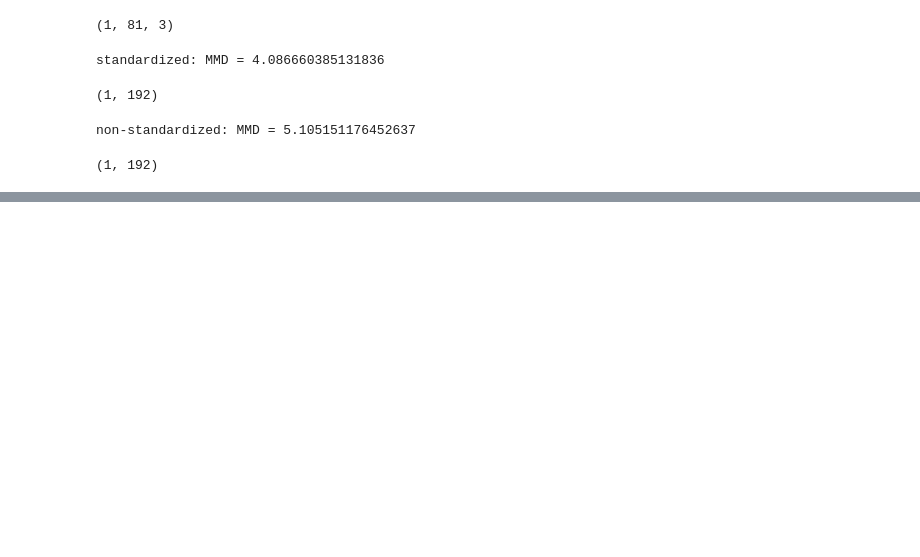
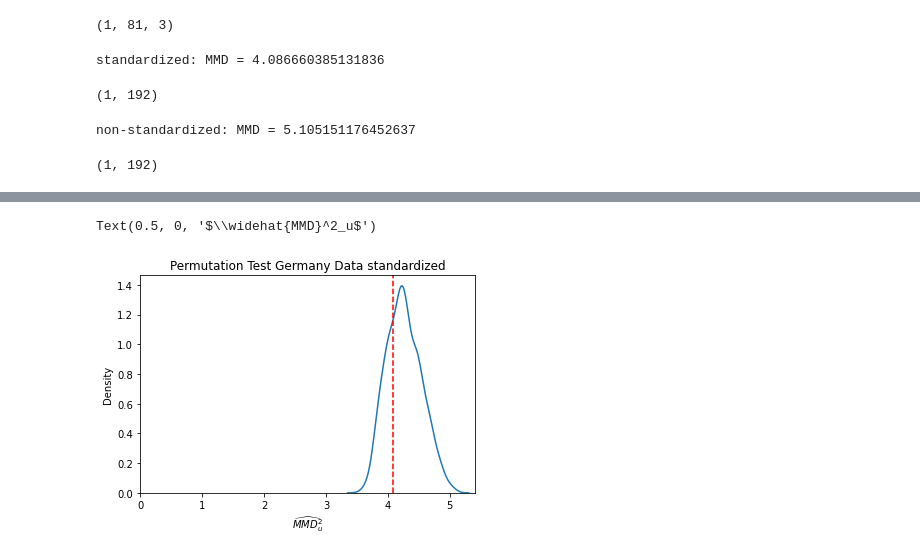
Before and after one commit to marvinschmitt/ModelMisspecificationBF, a Jupyter notebook: MMD_ParameterEstimation_Covid.ipynb, the cells around one changed output, grey strips where cells are left out. Saved outputs shown, nothing was run; the diff lists cells and outputs as text; code cells hidden in the pictures; blank space fills up the shorter version.

```diff
--- a/MMD_ParameterEstimation_Covid.ipynb
+++ b/MMD_ParameterEstimation_Covid.ipynb
@@ -506,7 +515,8 @@ data_germany_tensor.shape
 # standardized
 data_germany_standardized = (data_germany_tensor - mean_g) / std_g
 s_germany_standardized = np.array(trainer.network.summary_net(data_germany_standardized))
-print("standardized: MMD =", float(maximum_mean_discrepancy(s_germany_standardized, z_psi, unbiased=True)))
+MMD_germany_standardized = float(maximum_mean_discrepancy(s_germany_standardized, z_psi, unbiased=True))
+print("standardized: MMD =", MMD_germany_standardized)
 s_germany_standardized.shape
 # %% [output]
 standardized: MMD = 4.086660385131836
@@ -525,0 +534,9 @@ KeyboardInterrupt:
+# %%
+sns.kdeplot(mmd2_null)
+plt.xlim(0)
+plt.title("Permutation Test Germany Data standardized")
+plt.axvline(x=MMD_germany_standardized, color="red", linestyle="dashed")
+plt.xlabel(r"$\widehat{MMD}^2_u$")
+# %% [output]
+Text(0.5, 0, '$\\widehat{MMD}^2_u$')
+[figure, added]
```
Also changed, not shown: parts of 5 cells of this notebook.
